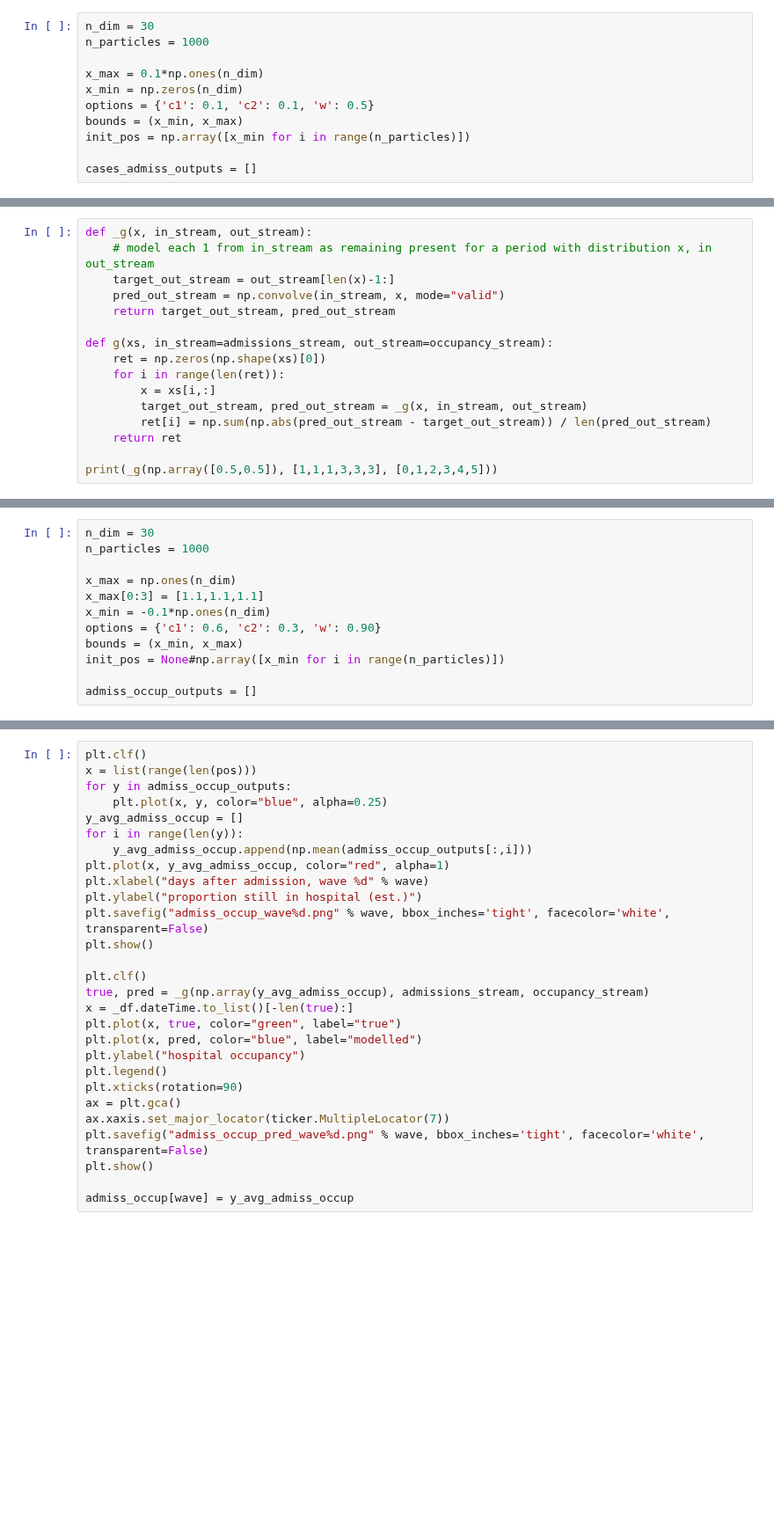
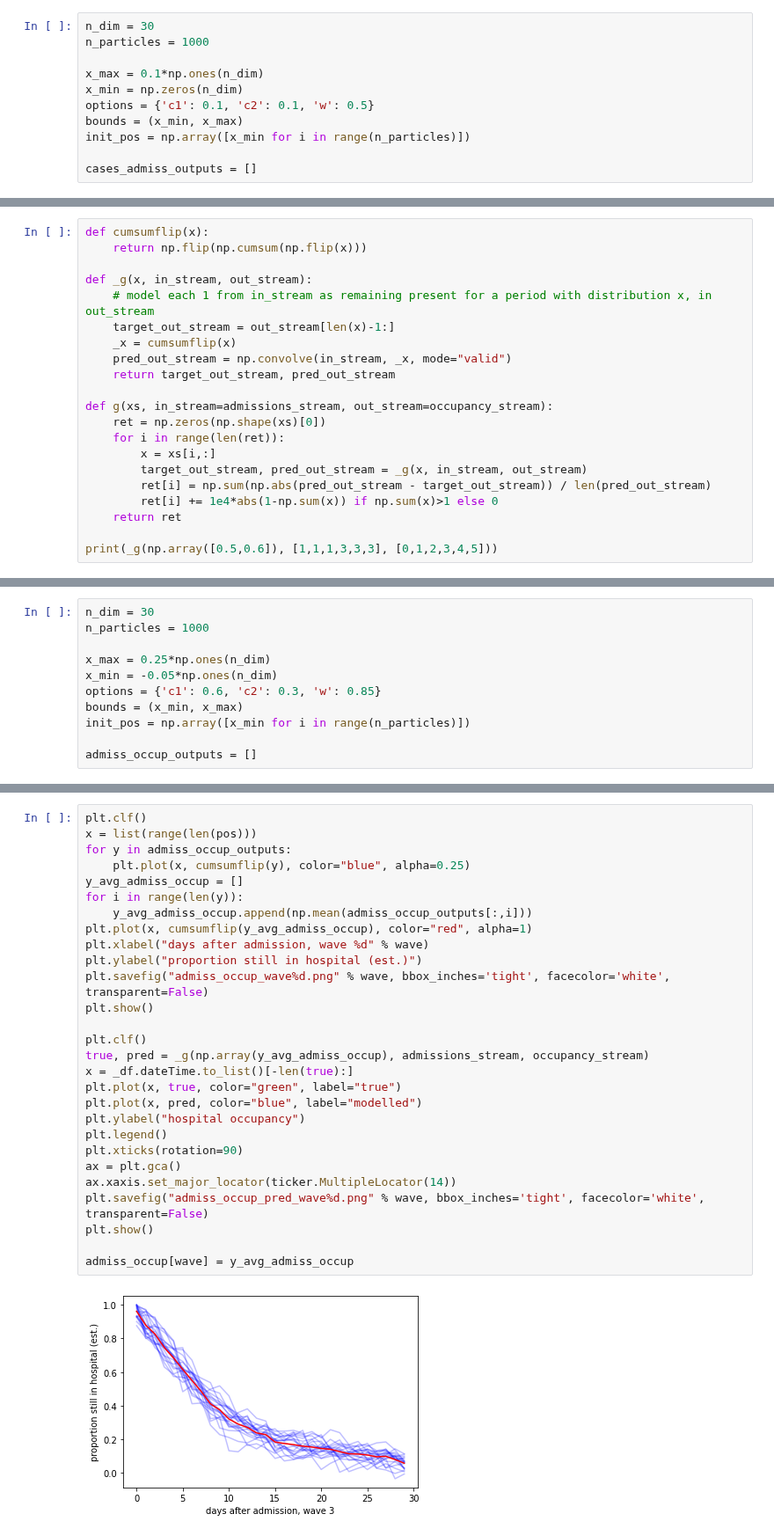
Before and after one commit to nicfreeman1209/covid-19, a Jupyter notebook: conv-estimator/convolution estimator.ipynb, the cells around one changed output, grey strips where cells are left out. Shown at 88% size. Drawn from its saved outputs; the diff is of its cells as text; blank space fills up the shorter version.

Commit message:
decr constraint for admiss->occup

```diff
--- a/conv-estimator/convolution estimator.ipynb
+++ b/conv-estimator/convolution estimator.ipynb
@@ -240,8 +244,12 @@ plt.show()
 # %%
+def cumsumflip(x):
+    return np.flip(np.cumsum(np.flip(x)))
+
 def _g(x, in_stream, out_stream):
     # model each 1 from in_stream as remaining present for a period with distribution x, in out_stream
     target_out_stream = out_stream[len(x)-1:]
-    pred_out_stream = np.convolve(in_stream, x, mode="valid")
+    _x = cumsumflip(x)
+    pred_out_stream = np.convolve(in_stream, _x, mode="valid")
     return target_out_stream, pred_out_stream
 
 def g(xs, in_stream=admissions_stream, out_stream=occupancy_stream):
@@ -250,6 +258,7 @@ def g(xs, in_stream=admissions_stream, out_stream=occupancy_stream):
         x = xs[i,:]
         target_out_stream, pred_out_stream = _g(x, in_stream, out_stream)
         ret[i] = np.sum(np.abs(pred_out_stream - target_out_stream)) / len(pred_out_stream)
+        ret[i] += 1e4*abs(1-np.sum(x)) if np.sum(x)>1 else 0
     return ret
 
-print(_g(np.array([0.5,0.5]), [1,1,1,3,3,3], [0,1,2,3,4,5]))
+print(_g(np.array([0.5,0.6]), [1,1,1,3,3,3], [0,1,2,3,4,5]))
@@ -257,12 +268,11 @@ print(_g(np.array([0.5,0.5]), [1,1,1,3,3,3], [0,1,2,3,4,5]))
 n_dim = 30
 n_particles = 1000
 
-x_max = np.ones(n_dim)
-x_max[0:3] = [1.1,1.1,1.1]
-x_min = -0.1*np.ones(n_dim)
-options = {'c1': 0.6, 'c2': 0.3, 'w': 0.90}
+x_max = 0.25*np.ones(n_dim)
+x_min = -0.05*np.ones(n_dim)
+options = {'c1': 0.6, 'c2': 0.3, 'w': 0.85}
 bounds = (x_min, x_max)
-init_pos = None#np.array([x_min for i in range(n_particles)])
+init_pos = np.array([x_min for i in range(n_particles)])
 
 admiss_occup_outputs = []
 # %%
@@ -274,28 +302,30 @@ admiss_occup_outputs = np.array(admiss_occup_outputs)
 # %%
 plt.clf()
 x = list(range(len(pos)))
 for y in admiss_occup_outputs:
-    plt.plot(x, y, color="blue", alpha=0.25)
+    plt.plot(x, cumsumflip(y), color="blue", alpha=0.25)
 y_avg_admiss_occup = []
 for i in range(len(y)):
     y_avg_admiss_occup.append(np.mean(admiss_occup_outputs[:,i]))
-plt.plot(x, y_avg_admiss_occup, color="red", alpha=1)
+plt.plot(x, cumsumflip(y_avg_admiss_occup), color="red", alpha=1)
 plt.xlabel("days after admission, wave %d" % wave)
 plt.ylabel("proportion still in hospital (est.)")
 plt.savefig("admiss_occup_wave%d.png" % wave, bbox_inches='tight', facecolor='white', transparent=False)
 plt.show()
 
 plt.clf()
 true, pred = _g(np.array(y_avg_admiss_occup), admissions_stream, occupancy_stream)
 x = _df.dateTime.to_list()[-len(true):]
 plt.plot(x, true, color="green", label="true")
 plt.plot(x, pred, color="blue", label="modelled")
 plt.ylabel("hospital occupancy")
 plt.legend()
 plt.xticks(rotation=90)
 ax = plt.gca()
-ax.xaxis.set_major_locator(ticker.MultipleLocator(7))
+ax.xaxis.set_major_locator(ticker.MultipleLocator(14))
 plt.savefig("admiss_occup_pred_wave%d.png" % wave, bbox_inches='tight', facecolor='white', transparent=False)
 plt.show()
 
 admiss_occup[wave] = y_avg_admiss_occup
+# %% [output]
+[figure, added]
```
Also changed, not shown: parts of 12 cells of this notebook, 1 other file.
